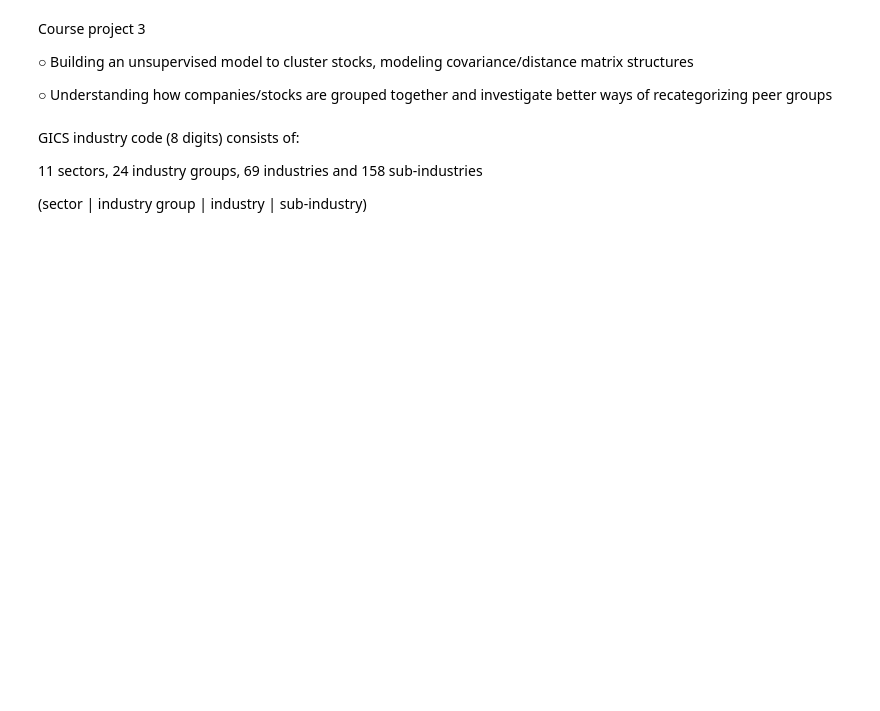
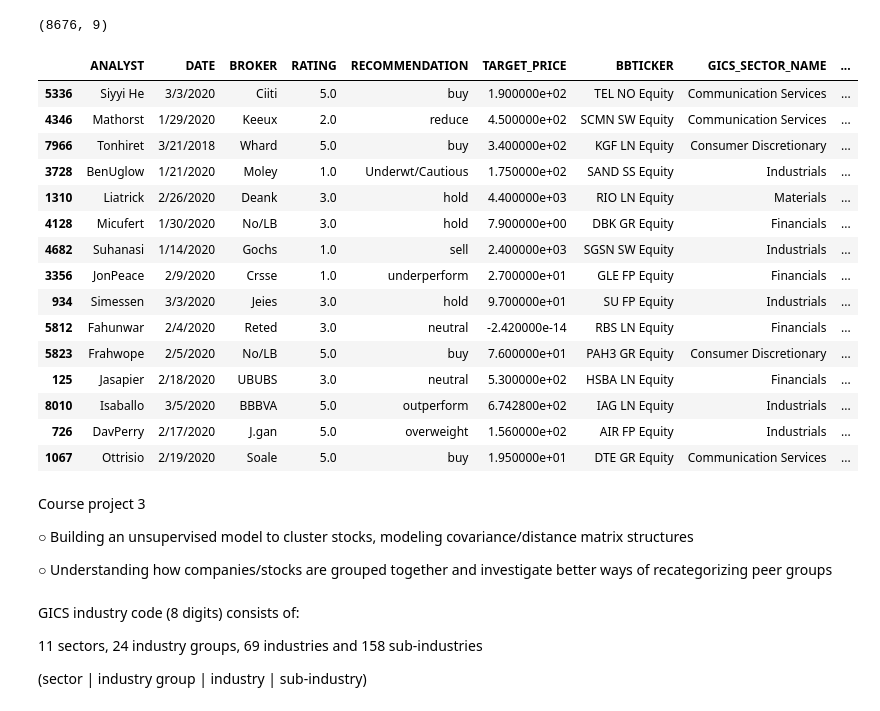
Before and after one commit to saltedpotato/QF632_Project, a Jupyter notebook: Project 3.ipynb, the cells around one changed output. Cells and saved outputs as stored; diff of their text form; code cells hidden in the pictures; blank space fills up the shorter version.

```diff
--- a/Project 3.ipynb
+++ b/Project 3.ipynb
@@ -12,7 +12,27 @@ warnings.filterwarnings('ignore')
 # %%
 # Load the dataset
 file_path = 'Data/Analyst_Coverage.csv'
 df = pd.read_csv(file_path)
+print(df.shape)
+df.sample(15)
+# %% [output]
+(8676, 9)
+|  | ANALYST | DATE | BROKER | RATING | RECOMMENDATION | TARGET_PRICE | BBTICKER | GICS_SECTOR_NAME | ... |
+| 5336 | Siyyi He | 3/3/2020 | Ciiti | 5.0 | buy | 1.900000e+02 | TEL NO Equity | Communication Services | ... |
+| 4346 | Mathorst | 1/29/2020 | Keeux | 2.0 | reduce | 4.500000e+02 | SCMN SW Equity | Communication Services | ... |
+| 7966 | Tonhiret | 3/21/2018 | Whard | 5.0 | buy | 3.400000e+02 | KGF LN Equity | Consumer Discretionary | ... |
+| 3728 | BenUglow | 1/21/2020 | Moley | 1.0 | Underwt/Cautious | 1.750000e+02 | SAND SS Equity | Industrials | ... |
+| 1310 | Liatrick | 2/26/2020 | Deank | 3.0 | hold | 4.400000e+03 | RIO LN Equity | Materials | ... |
+| 4128 | Micufert | 1/30/2020 | No/LB | 3.0 | hold | 7.900000e+00 | DBK GR Equity | Financials | ... |
+| 4682 | Suhanasi | 1/14/2020 | Gochs | 1.0 | sell | 2.400000e+03 | SGSN SW Equity | Industrials | ... |
+| 3356 | JonPeace | 2/9/2020 | Crsse | 1.0 | underperform | 2.700000e+01 | GLE FP Equity | Financials | ... |
+| 934 | Simessen | 3/3/2020 | Jeies | 3.0 | hold | 9.700000e+01 | SU FP Equity | Industrials | ... |
+| 5812 | Fahunwar | 2/4/2020 | Reted | 3.0 | neutral | -2.420000e-14 | RBS LN Equity | Financials | ... |
+| 5823 | Frahwope | 2/5/2020 | No/LB | 5.0 | buy | 7.600000e+01 | PAH3 GR Equity | Consumer Discretionary | ... |
+| 125 | Jasapier | 2/18/2020 | UBUBS | 3.0 | neutral | 5.300000e+02 | HSBA LN Equity | Financials | ... |
+| 8010 | Isaballo | 3/5/2020 | BBBVA | 5.0 | outperform | 6.742800e+02 | IAG LN Equity | Industrials | ... |
+| 726 | DavPerry | 2/17/2020 | J.gan | 5.0 | overweight | 1.560000e+02 | AIR FP Equity | Industrials | ... |
+| 1067 | Ottrisio | 2/19/2020 | Soale | 5.0 | buy | 1.950000e+01 | DTE GR Equity | Communication Services | ... |
 # %% [markdown]
 Course project 3
 
```
Also changed, not shown: parts of 13 cells of this notebook.
